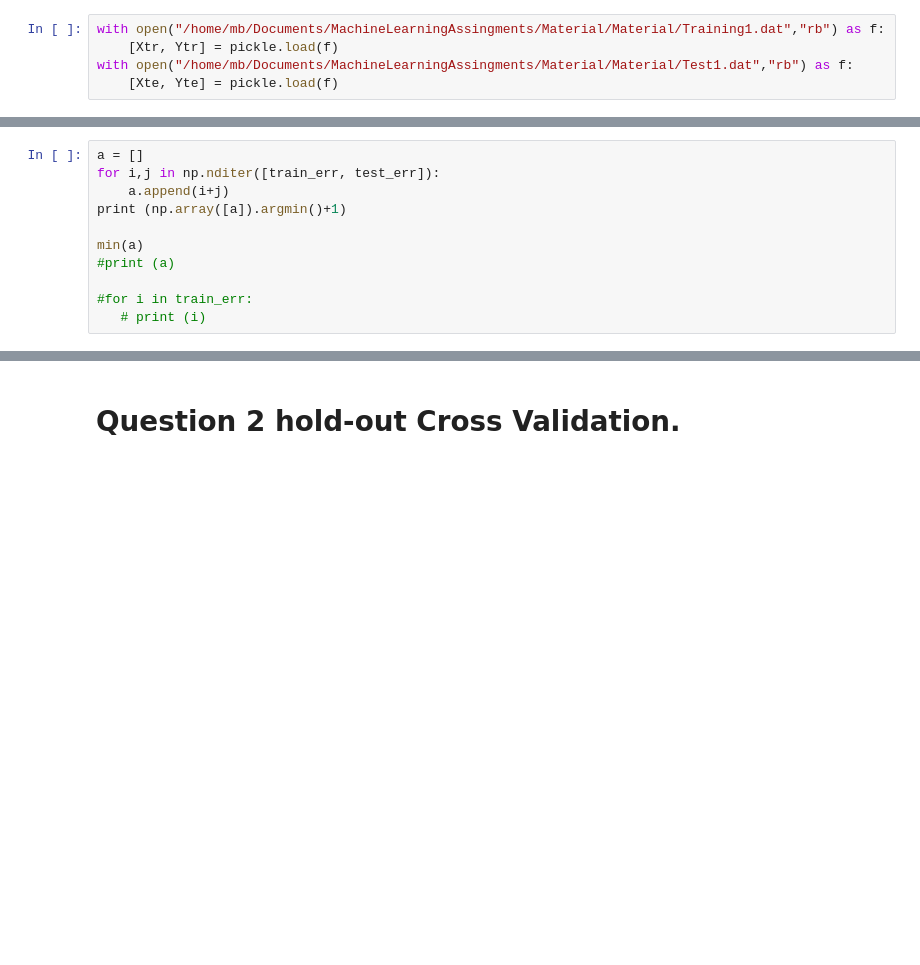
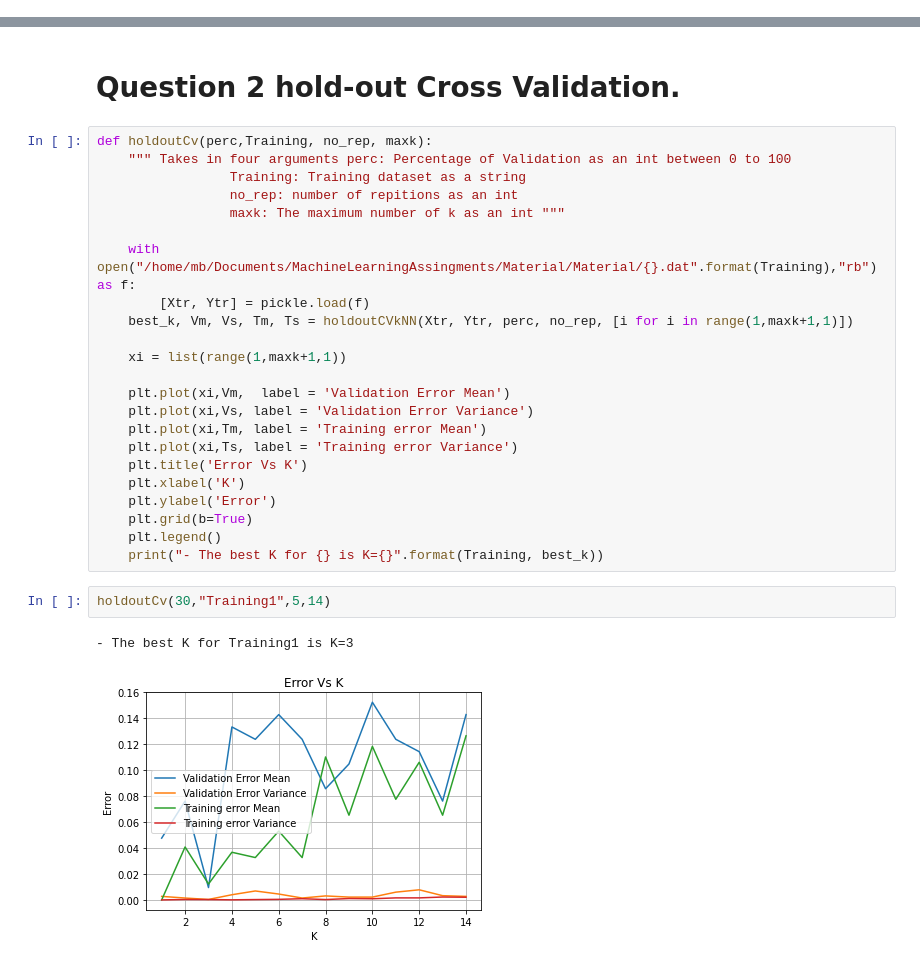
Before and after one commit to mosemb/MachineLearningAssignments, a Jupyter notebook: LAB3_KNNandCV.ipynb, the cells around one changed output, grey strips where cells are left out. Drawn from its saved outputs; the diff is of its cells as text; blank space fills up the shorter version.

```diff
--- a/LAB3_KNNandCV.ipynb
+++ b/LAB3_KNNandCV.ipynb
@@ -101,11 +101,6 @@ where
 - <b>Xtr</b> and <b>Ytr</b>: respectively, input and output of the training set
 - <b>Xts</b> and <b>Yts</b>: respectively, input and output of the test set
 - <b>train_err</b>, <b>test_err</b>: array of errors on training and test for different values of K
-# %%
-with open("/home/mb/Documents/MachineLearningAssingments/Material/Material/Training1.dat","rb") as f:
-    [Xtr, Ytr] = pickle.load(f)
-with open("/home/mb/Documents/MachineLearningAssingments/Material/Material/Test1.dat","rb") as f:
-    [Xte, Yte] = pickle.load(f)
 # %%
 def trainTestAnalysis(Ks, Xtr, Ytr, Xte, Yte):
 
@@ -286,11 +273,0 @@ train_err,test_err =trainTestAnalysis ([i for i in range(1,24,1)], Xtr, Ytr, Xte
-# %%
-a = []
-for i,j in np.nditer([train_err, test_err]):
-    a.append(i+j)
-print (np.array([a]).argmin()+1)
-
-min(a)
-#print (a)
-
-#for i in train_err:
-   # print (i)
@@ -370,3 +344,31 @@ bestk("Training4","Test4", 19)
 [figure]
 # %% [markdown]
 # Question 2 hold-out Cross Validation.
+# %%
+def holdoutCv(perc,Training, no_rep, maxk):
+    """ Takes in four arguments perc: Percentage of Validation as an int between 0 to 100
+                 Training: Training dataset as a string
+                 no_rep: number of repitions as an int
+                 maxk: The maximum number of k as an int """
+
+    with open("/home/mb/Documents/MachineLearningAssingments/Material/Material/{}.dat".format(Training),"rb") as f:
+        [Xtr, Ytr] = pickle.load(f)
+    best_k, Vm, Vs, Tm, Ts = holdoutCVkNN(Xtr, Ytr, perc, no_rep, [i for i in range(1,maxk+1,1)])
+
+    xi = list(range(1,maxk+1,1))
+
+    plt.plot(xi,Vm,  label = 'Validation Error Mean')
+    plt.plot(xi,Vs, label = 'Validation Error Variance')
+    plt.plot(xi,Tm, label = 'Training error Mean')
+    plt.plot(xi,Ts, label = 'Training error Variance')
+    plt.title('Error Vs K')
+    plt.xlabel('K')
+    plt.ylabel('Error')
+    plt.grid(b=True)
+    plt.legend()
+    print("- The best K for {} is K={}".format(Training, best_k))
+# %%
+holdoutCv(30,"Training1",5,14)
+# %% [output]
+- The best K for Training1 is K=3
+[figure, added]
```
Also changed, not shown: parts of 14 cells of this notebook, 1 other file.
